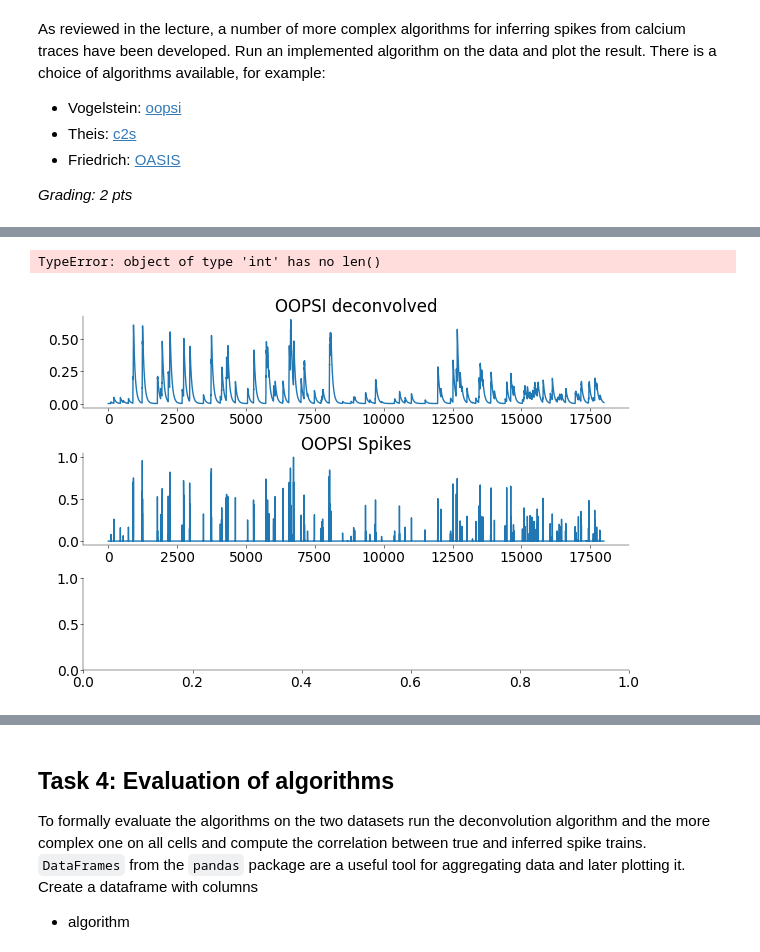
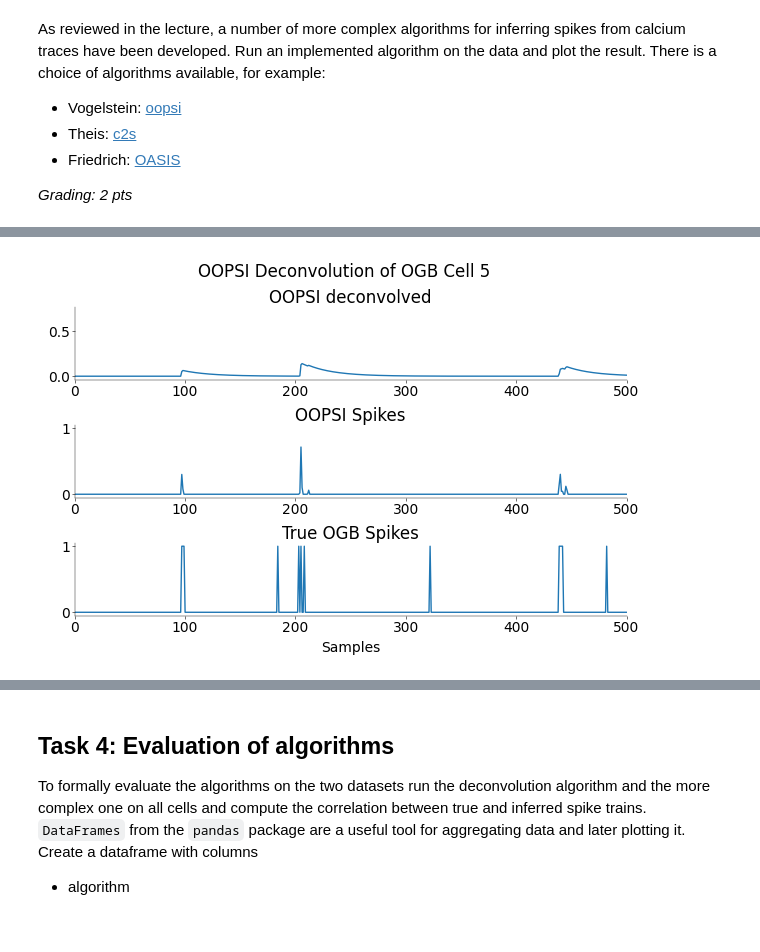
Before and after one commit to stedavkle/uni-tue-nds, a Jupyter notebook: CL3/notebooks/CodingLab3.ipynb, the cells around one changed output, grey strips where cells are left out. Cells and saved outputs as stored; diff of their text form; code cells hidden in the pictures.

```diff
--- a/CL3/notebooks/CodingLab3.ipynb
+++ b/CL3/notebooks/CodingLab3.ipynb
@@ -329,45 +324,43 @@ import oopsi
 # --------------------------------------------------------------
 # Apply one of the advanced algorithms on the OGB Cell (0.5 pts)
 # --------------------------------------------------------------
-
 oopsi_ogb = oopsi.fast(
-    ogb_cell_5_calcium, dt=0.016
+    ogb_cell_5_calcium, dt=(1 / new_freq)
 )  # returns heaviside spikes and deconvolved signal
-
-# TODO: dt is unclear here! dt = 0.20 in the documentation - what is our dt? How do you compute it?
+# dt is one over new sampling frequency
 # %%
 # -------------------------------------------
 # Plot the results for the OGB Cell (0.5 pts)
 # -------------------------------------------
 
 fig, axs = plt.subplots(
     3, 1, figsize=(6, 4), height_ratios=[1, 1, 1], gridspec_kw=dict(hspace=0)
 )
 
 axs[0].plot(np.arange(0, len(oopsi_ogb[1])), oopsi_ogb[1])
 axs[0].set_title("OOPSI deconvolved")
 
 axs[1].plot(np.arange(0, len(oopsi_ogb[0])), oopsi_ogb[0])
 axs[1].set_title("OOPSI Spikes")
 
-axs[2].plot(np.arange(0, len(rs_ogb_calcium.shape[0])), ogb_cell_5_calcium)
-axs[2].set_title("Normal OGB")
+axs[2].plot(np.arange(0, len(ogb_cell_5_spikes)), ogb_cell_5_spikes)
+axs[2].set_title("True OGB Spikes")
 
-# axs[2].plot(np.arange(0, len(y.iloc[:, 5])), y.iloc[:, 5])
-# axs[2].set_title("Filtered")
+# axs[2].plot(np.arange(0, len(ogb_cell_5_calcium)), ogb_cell_5_calcium)
+# axs[2].set_title("Normal OGB")
 
-# axs[3].plot(np.arange(0, len(ogb_calcium.iloc[:, 5])), ogb_calcium.iloc[:, 5])
-# axs[3].set_title("Raw")
 
 for ax in axs.flat:
     ax.set_xlim(0, 500)
 
+plt.xlabel("Samples")
+plt.suptitle("OOPSI Deconvolution of OGB Cell 5")
+
 plt.show()
 
 # OGB Cell
 # %% [output]
-TypeError: object of type 'int' has no len()
-[figure, old version]
+[figure, new version]
 # %%
 # ----------------------------------------------------------------
 # Apply one of the advanced algorithms on the GCamP Cell (0.5 pts)
```
Also changed, not shown: parts of 8 cells of this notebook.
